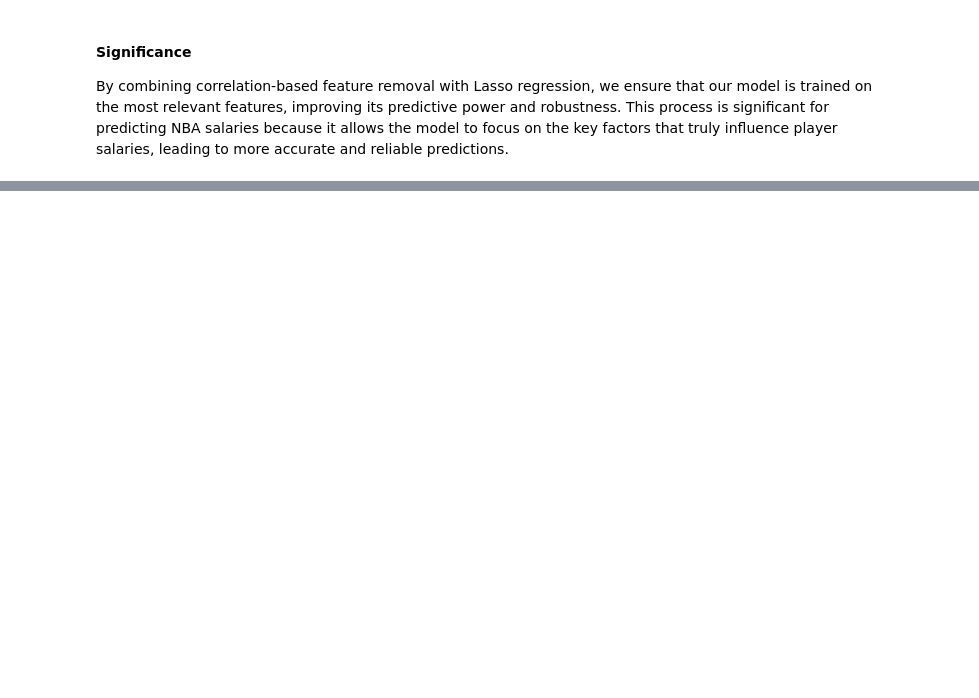
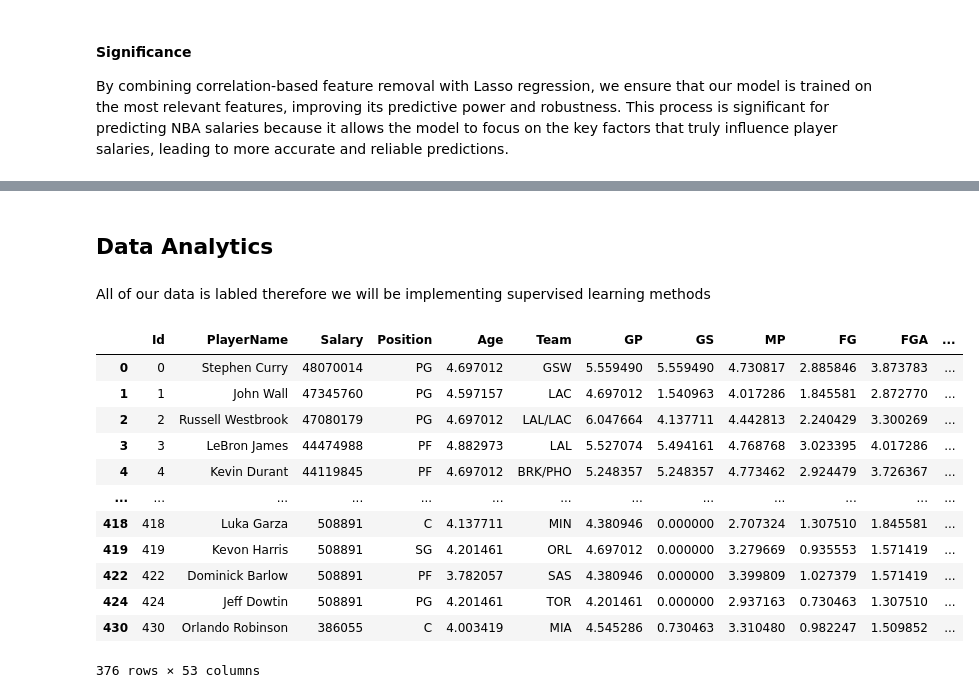
Before and after one commit to GabrielKrishnadasan/COMP352FinalProject, a Jupyter notebook: old_final_project.ipynb, the cells around one changed output, grey strips where cells are left out. Drawn from its saved outputs; the diff is of its cells as text; code cells hidden in the pictures; blank space fills up the shorter version.

Commit message:
Did some peliminary Data analytics

```diff
--- a/old_final_project.ipynb
+++ b/old_final_project.ipynb
@@ -310,0 +434,4 @@ for i in range(0, len(null_columns)):
+# %% [markdown]
+## Data Analytics
+# %% [markdown]
+All of our data is labled therefore we will be implementing supervised learning methods
@@ -310,0 +451,16 @@ for i in range(0, len(null_columns)):
+# %%
+nba_df
+# %% [output]
+|  | Id | PlayerName | Salary | Position | Age | Team | GP | GS | MP | FG | FGA | ... |
+| 0 | 0 | Stephen Curry | 48070014 | PG | 4.697012 | GSW | 5.559490 | 5.559490 | 4.730817 | 2.885846 | 3.873783 | ... |
+| 1 | 1 | John Wall | 47345760 | PG | 4.597157 | LAC | 4.697012 | 1.540963 | 4.017286 | 1.845581 | 2.872770 | ... |
+| 2 | 2 | Russell Westbrook | 47080179 | PG | 4.697012 | LAL/LAC | 6.047664 | 4.137711 | 4.442813 | 2.240429 | 3.300269 | ... |
+| 3 | 3 | LeBron James | 44474988 | PF | 4.882973 | LAL | 5.527074 | 5.494161 | 4.768768 | 3.023395 | 4.017286 | ... |
+| 4 | 4 | Kevin Durant | 44119845 | PF | 4.697012 | BRK/PHO | 5.248357 | 5.248357 | 4.773462 | 2.924479 | 3.726367 | ... |
+| ... | ... | ... | ... | ... | ... | ... | ... | ... | ... | ... | ... | ... |
+| 418 | 418 | Luka Garza | 508891 | C | 4.137711 | MIN | 4.380946 | 0.000000 | 2.707324 | 1.307510 | 1.845581 | ... |
+| 419 | 419 | Kevon Harris | 508891 | SG | 4.201461 | ORL | 4.697012 | 0.000000 | 3.279669 | 0.935553 | 1.571419 | ... |
+| 422 | 422 | Dominick Barlow | 508891 | PF | 3.782057 | SAS | 4.380946 | 0.000000 | 3.399809 | 1.027379 | 1.571419 | ... |
+| 424 | 424 | Jeff Dowtin | 508891 | PG | 4.201461 | TOR | 4.201461 | 0.000000 | 2.937163 | 0.730463 | 1.307510 | ... |
+| 430 | 430 | Orlando Robinson | 386055 | C | 4.003419 | MIA | 4.545286 | 0.730463 | 3.310480 | 0.982247 | 1.509852 | ... |
+376 rows × 53 columns
```
Also changed, not shown: parts of 42 cells of this notebook.
